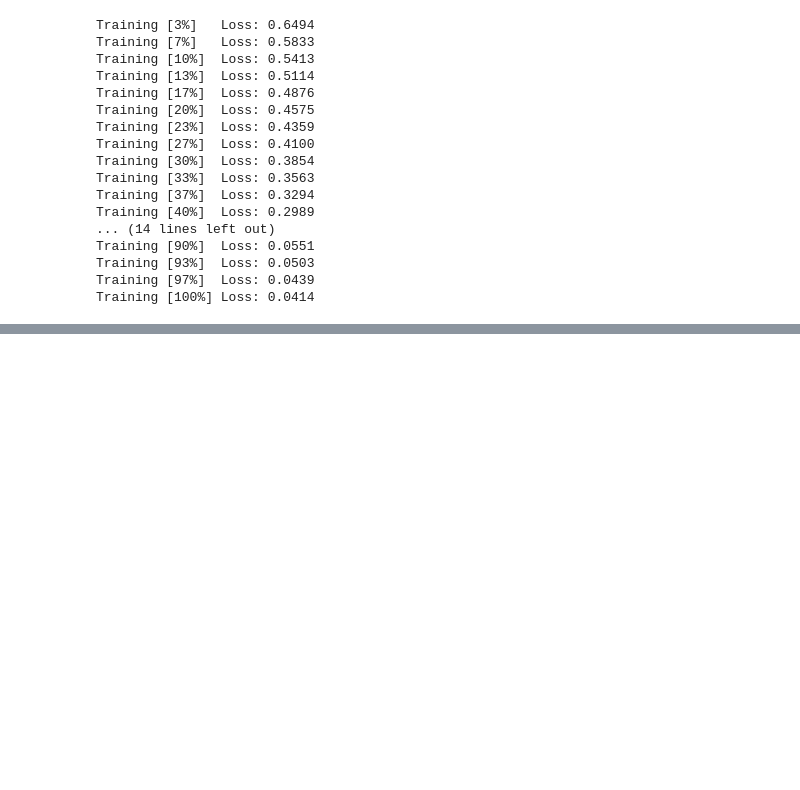
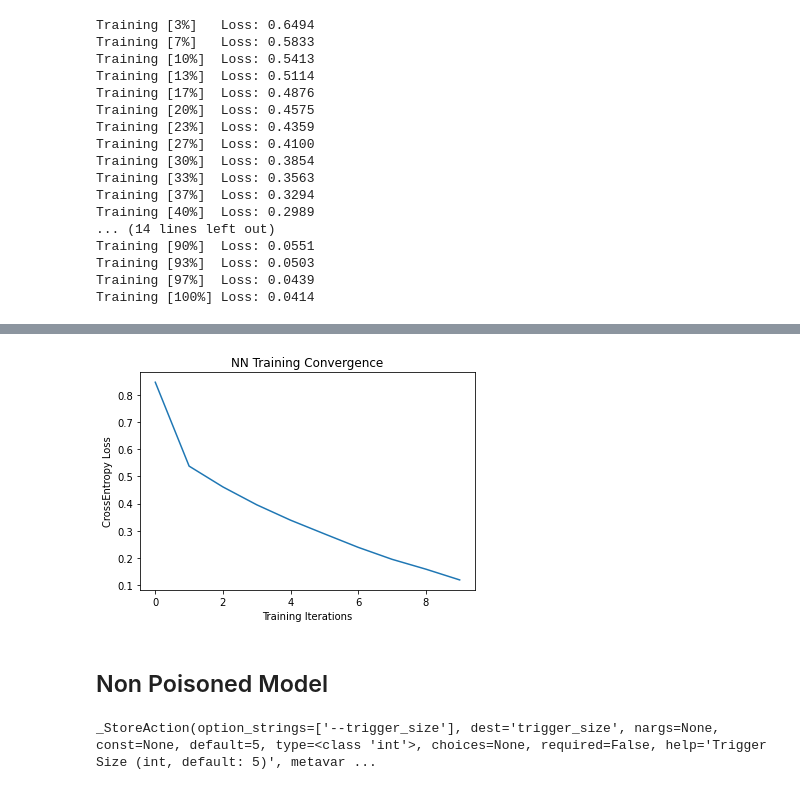
Before and after one commit to agrzheng/qiskit, a Jupyter notebook: normalNN/cifar10-pos.ipynb, the cells around one changed output, grey strips where cells are left out. Saved outputs shown, nothing was run; the diff lists cells and outputs as text; code cells hidden in the pictures; blank space fills up the shorter version.

Commit message:
updated models

```diff
--- a/normalNN/cifar10-pos.ipynb
+++ b/normalNN/cifar10-pos.ipynb
@@ -243,2 +188,5 @@ plt.show()
 # %%
 torch.save(model4.state_dict(), "./models/normal-cifar10_poisonedmdl.pt")
+# %%
+model5 = Net()
+model5.load_state_dict(torch.load("./models/normal-cifar10_poisonedmdl.pt"))
@@ -244,0 +195,23 @@ torch.save(model4.state_dict(), "./models/normal-cifar10_poisonedmdl.pt")
+# %%
+# Define model, optimizer, and loss function
+# optimizer = optim.Adam(model4.parameters(), lr=0.1)
+optimizer = optim.Adam(model5.parameters(), lr=0.0001)
+loss_func = CrossEntropyLoss()
+
+# Start training
+epochs = 10  # Set number of epochs
+loss_list = []  # Store loss history
+model5.train()  # Set model to training mode
+
+for epoch in range(epochs):
+    total_loss = []
+    for batch_idx, (data, target) in enumerate(train_loader):
+        optimizer.zero_grad(set_to_none=True)  # Initialize gradient
+        output = model5(data)  # Forward pass
+        # print("out")
+        loss = loss_func(output, target)  # Calculate loss
+        loss.backward()  # Backward pass
+        optimizer.step()  # Optimize weights
+        total_loss.append(loss.item())  # Store loss
+    loss_list.append(sum(total_loss) / len(total_loss))
+    print("Training [{:.0f}%]\tLoss: {:.4f}".format(100.0 * (epoch + 1) / epochs, loss_list[-1]))
@@ -244,0 +229,8 @@ torch.save(model4.state_dict(), "./models/normal-cifar10_poisonedmdl.pt")
+# %%
+plt.plot(loss_list)
+plt.title("NN Training Convergence")
+plt.xlabel("Training Iterations")
+plt.ylabel("CrossEntropy Loss")
+plt.show()
+# %% [output]
+[figure, added]
@@ -244,0 +239,17 @@ torch.save(model4.state_dict(), "./models/normal-cifar10_poisonedmdl.pt")
+# %% [markdown]
+## Non Poisoned Model
+# %%
+import argparse
+import os
+import pathlib
+parser = argparse.ArgumentParser(description='Reproduce the basic backdoor attack in "Badnets: Identifying vulnerabilities in the machine learning model supply chain".')
+parser.add_argument('--dataset', default='CIFAR10', help='Which dataset to use (MNIST or CIFAR10, default: MNIST)')
+parser.add_argument('--data_path', default='../data/', help='Place to load dataset (default: ./dataset/)')
+parser.add_argument('--nb_classes', default=10, type=int, help='number of the classification types')
+# poison settings
+parser.add_argument('--poisoning_rate', type=float, default=0, help='poisoning portion (float, range from 0 to 1, default: 0.1)')
+parser.add_argument('--trigger_label', type=int, default=1, help='The NO. of trigger label (int, range from 0 to 10, default: 0)')
+parser.add_argument('--trigger_path', default="../triggers/trigger_10.png", help='Trigger Path (default: ./triggers/trigger_white.png)')
+parser.add_argument('--trigger_size', type=int, default=5, help='Trigger Size (int, default: 5)')
+# %% [output]
+_StoreAction(option_strings=['--trigger_size'], dest='trigger_size', nargs=None, const=None, default=5, type=<class 'int'>, choices=None, required=False, help='Trigger Size (int, default: 5)', metavar ...
```
Also changed, not shown: parts of 22 cells of this notebook, 11 other files.
